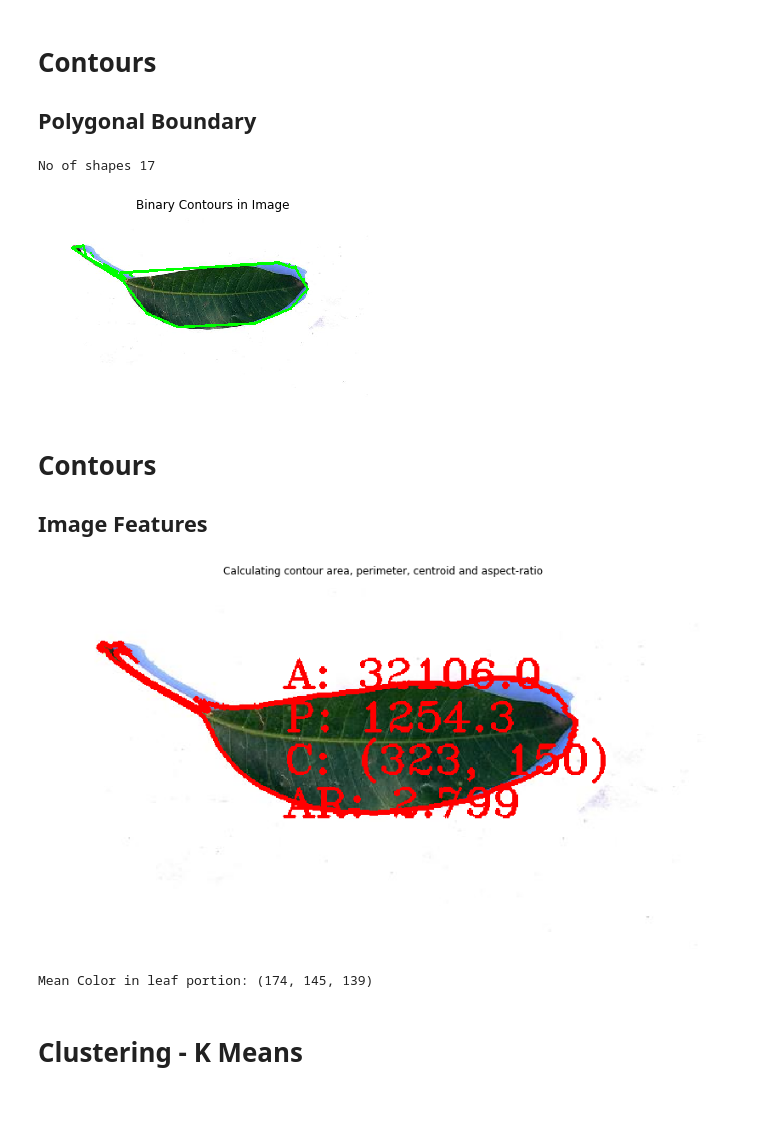
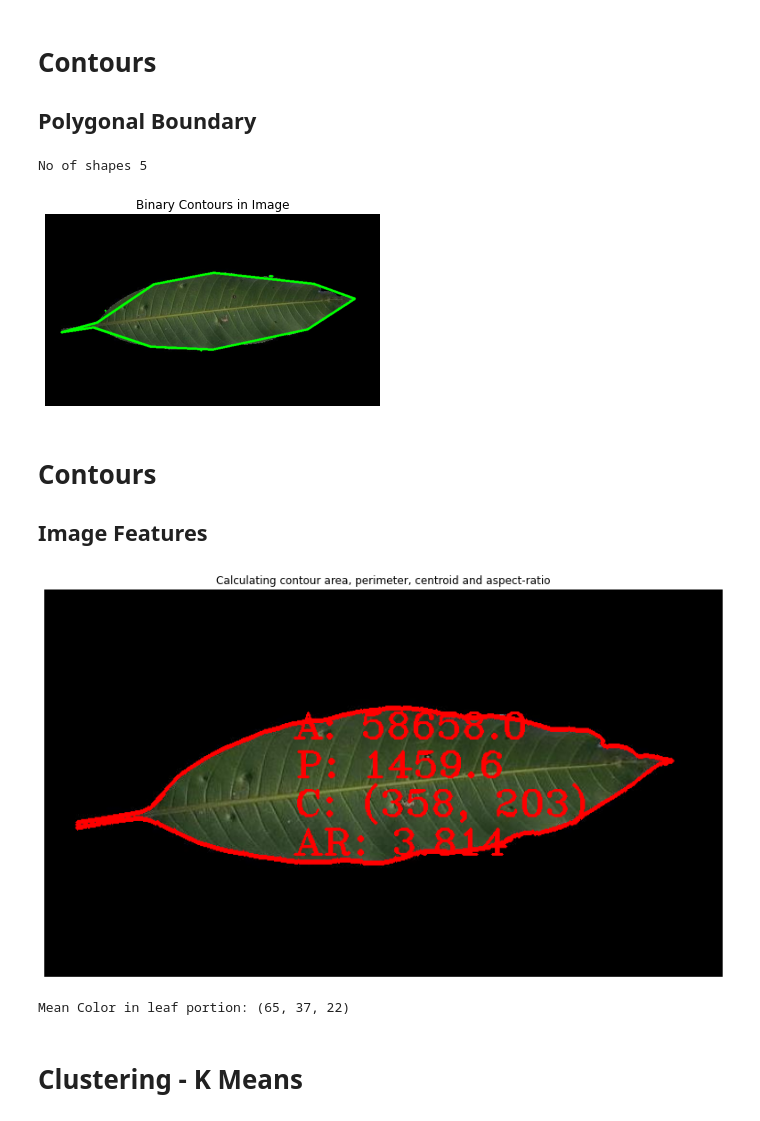
Before and after one commit to cod3rboy/mangoresearch, a Jupyter notebook: haar_wavelet_transform.ipynb, the cells around one changed output. Saved outputs shown, nothing was run; the diff lists cells and outputs as text; code cells hidden in the pictures.

```diff
--- a/haar_wavelet_transform.ipynb
+++ b/haar_wavelet_transform.ipynb
@@ -35,12 +35,11 @@ plt.show()
 # Contours
 ## Rectangular Bounding Box
 # %%
-original_img = cv2.imread('MangoLeavesDatabase/Alphonso/front/alphonso_front_4fso23tcw5kzr1qgrj5sje48.jpg')
+original_img = cv2.imread('PreprocessedDatabase\\alphonso\\back\\alphonso_back_1w7ptfyks2w5lrol7fu4.jpg')
 original_img = cv2.cvtColor(original_img, cv2.COLOR_BGR2RGB)
 img2gray = cv2.cvtColor(original_img, cv2.COLOR_RGB2GRAY)
 
 retval, img = cv2.threshold(img2gray,0, 255,cv2.THRESH_BINARY+cv2.THRESH_OTSU)
-img = np.bitwise_not(img)
 contours, _ = cv2.findContours(img, cv2.RETR_EXTERNAL, cv2.CHAIN_APPROX_SIMPLE)
 print('No of shapes {0}'.format(len(contours)))
 
@@ -61,40 +60,40 @@ No of shapes 17
 # Contours
 ## Polygonal Boundary
 # %%
-original_img = cv2.imread('MangoLeavesDatabase/Alphonso/front/alphonso_front_4fso23tcw5kzr1qgrj5sje48.jpg')
+original_img = cv2.imread('PreprocessedDatabase\\alphonso\\back\\alphonso_back_1w7ptfyks2w5lrol7fu4.jpg')
 original_img = cv2.cvtColor(original_img, cv2.COLOR_BGR2RGB)
 img2gray = cv2.cvtColor(original_img, cv2.COLOR_RGB2GRAY)
-retval, img = cv2.threshold(img2gray,0, 255,cv2.THRESH_BINARY_INV+cv2.THRESH_OTSU)
+retval, img = cv2.threshold(img2gray,0, 255,cv2.THRESH_BINARY+cv2.THRESH_OTSU)
 contours, _ = cv2.findContours(img, cv2.RETR_EXTERNAL, cv2.CHAIN_APPROX_SIMPLE)
 print('No of shapes {0}'.format(len(contours)))
 
 for cnt in contours:
     # epsilon - is maximum distance from contour to approximated contour
     # epsilon = error_rate * actual_arc_length
     epsilon = 0.01 * cv2.arcLength(cnt, True)
 
     # use approxPloyDP to approximate polygon
     approx = cv2.approxPolyDP(cnt, epsilon, True)
 
     # draw the approximated contours around the image using drawContours
     img = cv2.drawContours(original_img, [approx], 0, (0, 255, 0), 3)
 
 plt.figure('Contours')
 plt.axis('off')
 plt.imshow(original_img)
 plt.title('Binary Contours in Image')
 plt.show()
 # %% [output]
-No of shapes 17
+No of shapes 5
-[figure, old version]
+[figure, new version]
 # %% [markdown]
 # Contours
 ## Image Features
 # %%
-original_img = cv2.imread('MangoLeavesDatabase/Alphonso/front/alphonso_front_4fso23tcw5kzr1qgrj5sje48.jpg')
+original_img = cv2.imread('PreprocessedDatabase\\alphonso\\back\\alphonso_back_1w7ptfyks2w5lrol7fu4.jpg')
 img2rgb = cv2.cvtColor(original_img, cv2.COLOR_BGR2RGB)
 img2gray = cv2.cvtColor(original_img, cv2.COLOR_BGR2GRAY)
-retval, img = cv2.threshold(img2gray,0, 255,cv2.THRESH_BINARY_INV+cv2.THRESH_OTSU)
+retval, img = cv2.threshold(img2gray,0, 255,cv2.THRESH_BINARY+cv2.THRESH_OTSU)
 contours, _ = cv2.findContours(img, cv2.RETR_EXTERNAL, cv2.CHAIN_APPROX_SIMPLE)
 
 if len(contours) != 0:
@@ -151,8 +150,8 @@ if len(contours) != 0:
 else:
     print('No contour found in the image')
 # %% [output]
-[figure, old version]
+[figure, new version]
-Mean Color in leaf portion: (174, 145, 139)
+Mean Color in leaf portion: (65, 37, 22)
 # %% [markdown]
 # Clustering - K Means
 # %% [markdown]
```
Also changed, not shown: parts of 15 cells of this notebook, 5 other files.
